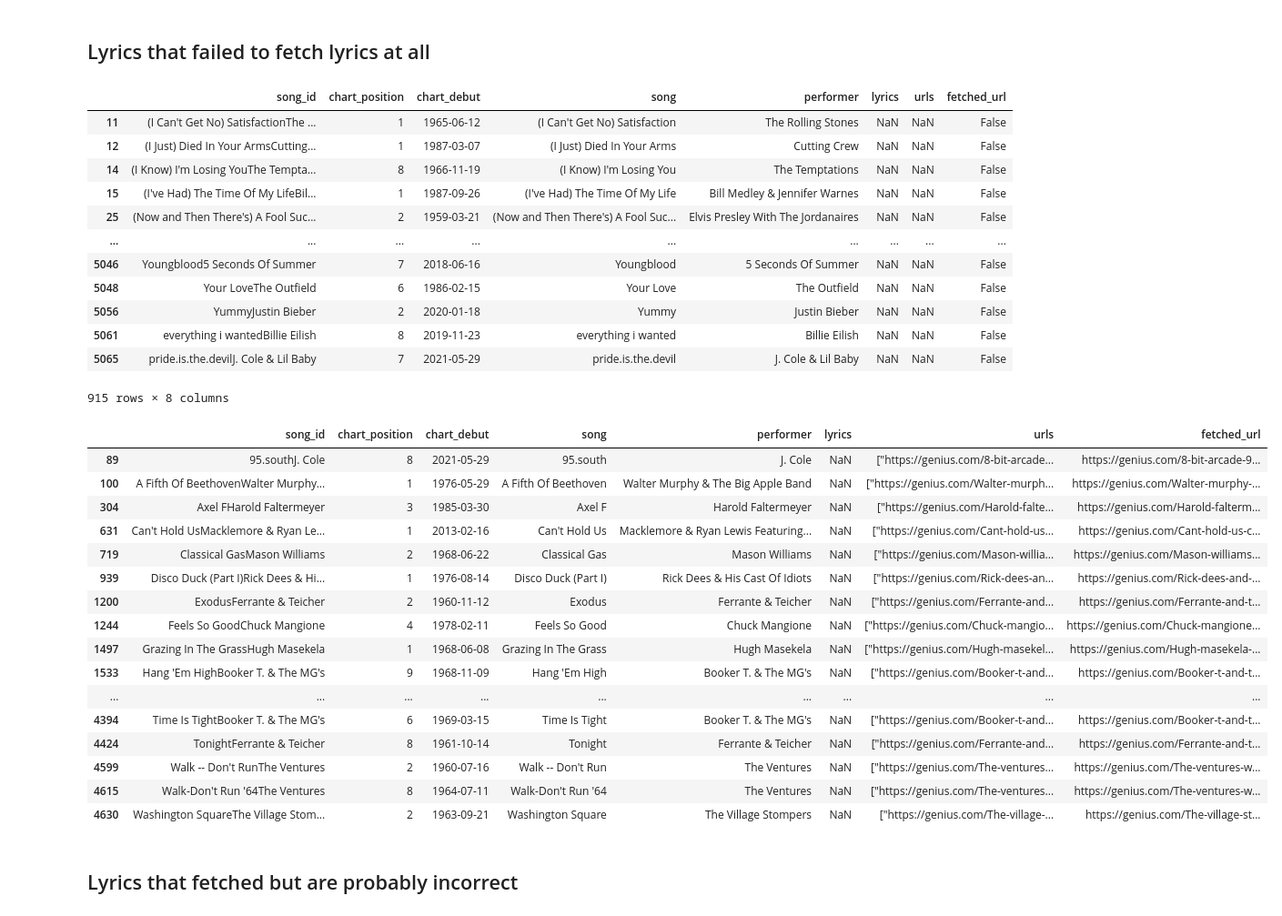
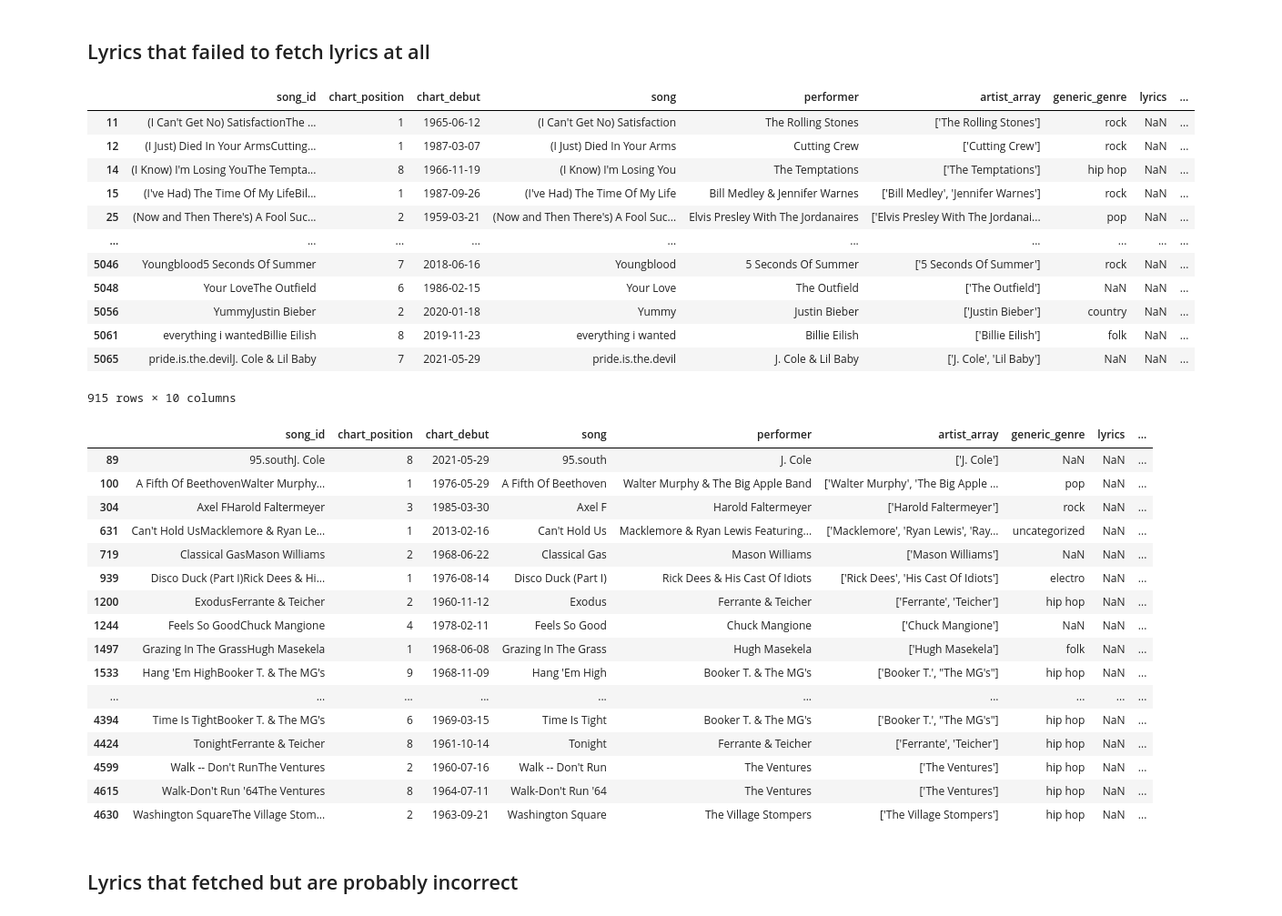
Before and after one commit to davidnmora/billboard-lyric-exploration, a Jupyter notebook: 2 REDO IT fetch lyrics.ipynb, the cells around one changed output. Shown at 91% size. Saved outputs shown, nothing was run; the diff lists cells and outputs as text; code cells hidden in the pictures.

Commit message:
GET A BASIC GENRE WORKING!!! (LOL far from perfect, but something! we have color nowwwww)

```diff
--- a/2 REDO IT fetch lyrics.ipynb
+++ b/2 REDO IT fetch lyrics.ipynb
@@ -101,14 +101,15 @@ stashed_fetched_lyrics_with_url
 | 5065 | pride.is.the.devilJ. Cole & Lil Baby | NaN | NaN |
 5066 rows × 3 columns
 # %%
-merged_with_first_attempt_to_pull_lyrics_RAW = pd.merge(
+merged_with_lyrics_RAW = pd.merge(
     left=songs_df,
     left_on='song_id',
     right=stashed_fetched_lyrics_with_url,
     right_on='song_id'
 )
 
-merged_with_first_attempt_to_pull_lyrics_RAW['fetched_url'] =  merged_with_first_attempt_to_pull_lyrics_RAW.urls.apply(
+merged_with_lyrics_RAW['fetched_url'] =  merged_with_lyrics_RAW.urls.apply(
     lambda stringified_array: pd.notna(stringified_array) and json.loads(stringified_array)[0]
 
 )
+merged_with_lyrics_RAW
@@ -118,47 +133,47 @@ merged_with_first_attempt_to_pull_lyrics_RAW['fetched_url'] =  merged_with_first
 ## Lyrics that failed to fetch lyrics at all
 # %%
 # Failed to even get urls
-merged_with_first_attempt_to_pull_lyrics_RAW[
-    merged_with_first_attempt_to_pull_lyrics_RAW.urls.isna()
+merged_with_lyrics_RAW[
+    merged_with_lyrics_RAW.urls.isna()
 ]
 # %% [output]
-|  | song_id | chart_position | chart_debut | song | performer | lyrics | urls | fetched_url |
-| 11 | (I Can't Get No) SatisfactionThe ... | 1 | 1965-06-12 | (I Can't Get No) Satisfaction | The Rolling Stones | NaN | NaN | False |
-| 12 | (I Just) Died In Your ArmsCutting... | 1 | 1987-03-07 | (I Just) Died In Your Arms | Cutting Crew | NaN | NaN | False |
-| 14 | (I Know) I'm Losing YouThe Tempta... | 8 | 1966-11-19 | (I Know) I'm Losing You | The Temptations | NaN | NaN | False |
-| 15 | (I've Had) The Time Of My LifeBil... | 1 | 1987-09-26 | (I've Had) The Time Of My Life | Bill Medley & Jennifer Warnes | NaN | NaN | False |
-| 25 | (Now and Then There's) A Fool Suc... | 2 | 1959-03-21 | (Now and Then There's) A Fool Suc... | Elvis Presley With The Jordanaires | NaN | NaN | False |
-| ... | ... | ... | ... | ... | ... | ... | ... | ... |
-| 5046 | Youngblood5 Seconds Of Summer | 7 | 2018-06-16 | Youngblood | 5 Seconds Of Summer | NaN | NaN | False |
-| 5048 | Your LoveThe Outfield | 6 | 1986-02-15 | Your Love | The Outfield | NaN | NaN | False |
-| 5056 | YummyJustin Bieber | 2 | 2020-01-18 | Yummy | Justin Bieber | NaN | NaN | False |
-| 5061 | everything i wantedBillie Eilish | 8 | 2019-11-23 | everything i wanted | Billie Eilish | NaN | NaN | False |
-| 5065 | pride.is.the.devilJ. Cole & Lil Baby | 7 | 2021-05-29 | pride.is.the.devil | J. Cole & Lil Baby | NaN | NaN | False |
+|  | song_id | chart_position | chart_debut | song | performer | artist_array | generic_genre | lyrics | ... |
+| 11 | (I Can't Get No) SatisfactionThe ... | 1 | 1965-06-12 | (I Can't Get No) Satisfaction | The Rolling Stones | ['The Rolling Stones'] | rock | NaN | ... |
+| 12 | (I Just) Died In Your ArmsCutting... | 1 | 1987-03-07 | (I Just) Died In Your Arms | Cutting Crew | ['Cutting Crew'] | rock | NaN | ... |
+| 14 | (I Know) I'm Losing YouThe Tempta... | 8 | 1966-11-19 | (I Know) I'm Losing You | The Temptations | ['The Temptations'] | hip hop | NaN | ... |
+| 15 | (I've Had) The Time Of My LifeBil... | 1 | 1987-09-26 | (I've Had) The Time Of My Life | Bill Medley & Jennifer Warnes | ['Bill Medley', 'Jennifer Warnes'] | rock | NaN | ... |
+| 25 | (Now and Then There's) A Fool Suc... | 2 | 1959-03-21 | (Now and Then There's) A Fool Suc... | Elvis Presley With The Jordanaires | ['Elvis Presley With The Jordanai... | pop | NaN | ... |
+| ... | ... | ... | ... | ... | ... | ... | ... | ... | ... |
+| 5046 | Youngblood5 Seconds Of Summer | 7 | 2018-06-16 | Youngblood | 5 Seconds Of Summer | ['5 Seconds Of Summer'] | rock | NaN | ... |
+| 5048 | Your LoveThe Outfield | 6 | 1986-02-15 | Your Love | The Outfield | ['The Outfield'] | NaN | NaN | ... |
+| 5056 | YummyJustin Bieber | 2 | 2020-01-18 | Yummy | Justin Bieber | ['Justin Bieber'] | country | NaN | ... |
+| 5061 | everything i wantedBillie Eilish | 8 | 2019-11-23 | everything i wanted | Billie Eilish | ['Billie Eilish'] | folk | NaN | ... |
+| 5065 | pride.is.the.devilJ. Cole & Lil Baby | 7 | 2021-05-29 | pride.is.the.devil | J. Cole & Lil Baby | ['J. Cole', 'Lil Baby'] | NaN | NaN | ... |
-915 rows × 8 columns
+915 rows × 10 columns
 # %%
 # Got urls, but not lyrics
-merged_with_first_attempt_to_pull_lyrics_RAW[
-    merged_with_first_attempt_to_pull_lyrics_RAW.lyrics.isna() &
-    merged_with_first_attempt_to_pull_lyrics_RAW.urls.notna()
+merged_with_lyrics_RAW[
+    merged_with_lyrics_RAW.lyrics.isna() &
+    merged_with_lyrics_RAW.urls.notna()
 ]
 # %% [output]
-|  | song_id | chart_position | chart_debut | song | performer | lyrics | urls | fetched_url |
-| 89 | 95.southJ. Cole | 8 | 2021-05-29 | 95.south | J. Cole | NaN | ["https://genius.com/8-bit-arcade... | https://genius.com/8-bit-arcade-9... |
-| 100 | A Fifth Of BeethovenWalter Murphy... | 1 | 1976-05-29 | A Fifth Of Beethoven | Walter Murphy & The Big Apple Band | NaN | ["https://genius.com/Walter-murph... | https://genius.com/Walter-murphy-... |
-| 304 | Axel FHarold Faltermeyer | 3 | 1985-03-30 | Axel F | Harold Faltermeyer | NaN | ["https://genius.com/Harold-falte... | https://genius.com/Harold-falterm... |
-| 631 | Can't Hold UsMacklemore & Ryan Le... | 1 | 2013-02-16 | Can't Hold Us | Macklemore & Ryan Lewis Featuring... | NaN | ["https://genius.com/Cant-hold-us... | https://genius.com/Cant-hold-us-c... |
-| 719 | Classical GasMason Williams | 2 | 1968-06-22 | Classical Gas | Mason Williams | NaN | ["https://genius.com/Mason-willia... | https://genius.com/Mason-williams... |
-| 939 | Disco Duck (Part I)Rick Dees & Hi... | 1 | 1976-08-14 | Disco Duck (Part I) | Rick Dees & His Cast Of Idiots | NaN | ["https://genius.com/Rick-dees-an... | https://genius.com/Rick-dees-and-... |
-| 1200 | ExodusFerrante & Teicher | 2 | 1960-11-12 | Exodus | Ferrante & Teicher | NaN | ["https://genius.com/Ferrante-and... | https://genius.com/Ferrante-and-t... |
-| 1244 | Feels So GoodChuck Mangione | 4 | 1978-02-11 | Feels So Good | Chuck Mangione | NaN | ["https://genius.com/Chuck-mangio... | https://genius.com/Chuck-mangione... |
-| 1497 | Grazing In The GrassHugh Masekela | 1 | 1968-06-08 | Grazing In The Grass | Hugh Masekela | NaN | ["https://genius.com/Hugh-masekel... | https://genius.com/Hugh-masekela-... |
-| 1533 | Hang 'Em HighBooker T. & The MG's | 9 | 1968-11-09 | Hang 'Em High | Booker T. & The MG's | NaN | ["https://genius.com/Booker-t-and... | https://genius.com/Booker-t-and-t... |
-| ... | ... | ... | ... | ... | ... | ... | ... | ... |
-| 4394 | Time Is TightBooker T. & The MG's | 6 | 1969-03-15 | Time Is Tight | Booker T. & The MG's | NaN | ["https://genius.com/Booker-t-and... | https://genius.com/Booker-t-and-t... |
-| 4424 | TonightFerrante & Teicher | 8 | 1961-10-14 | Tonight | Ferrante & Teicher | NaN | ["https://genius.com/Ferrante-and... | https://genius.com/Ferrante-and-t... |
-| 4599 | Walk -- Don't RunThe Ventures | 2 | 1960-07-16 | Walk -- Don't Run | The Ventures | NaN | ["https://genius.com/The-ventures... | https://genius.com/The-ventures-w... |
-| 4615 | Walk-Don't Run '64The Ventures | 8 | 1964-07-11 | Walk-Don't Run '64 | The Ventures | NaN | ["https://genius.com/The-ventures... | https://genius.com/The-ventures-w... |
-| 4630 | Washington SquareThe Village Stom... | 2 | 1963-09-21 | Washington Square | The Village Stompers | NaN | ["https://genius.com/The-village-... | https://genius.com/The-village-st... |
+|  | song_id | chart_position | chart_debut | song | performer | artist_array | generic_genre | lyrics | ... |
+| 89 | 95.southJ. Cole | 8 | 2021-05-29 | 95.south | J. Cole | ['J. Cole'] | NaN | NaN | ... |
+| 100 | A Fifth Of BeethovenWalter Murphy... | 1 | 1976-05-29 | A Fifth Of Beethoven | Walter Murphy & The Big Apple Band | ['Walter Murphy', 'The Big Apple ... | pop | NaN | ... |
+| 304 | Axel FHarold Faltermeyer | 3 | 1985-03-30 | Axel F | Harold Faltermeyer | ['Harold Faltermeyer'] | rock | NaN | ... |
+| 631 | Can't Hold UsMacklemore & Ryan Le... | 1 | 2013-02-16 | Can't Hold Us | Macklemore & Ryan Lewis Featuring... | ['Macklemore', 'Ryan Lewis', 'Ray... | uncategorized | NaN | ... |
+| 719 | Classical GasMason Williams | 2 | 1968-06-22 | Classical Gas | Mason Williams | ['Mason Williams'] | NaN | NaN | ... |
+| 939 | Disco Duck (Part I)Rick Dees & Hi... | 1 | 1976-08-14 | Disco Duck (Part I) | Rick Dees & His Cast Of Idiots | ['Rick Dees', 'His Cast Of Idiots'] | electro | NaN | ... |
+| 1200 | ExodusFerrante & Teicher | 2 | 1960-11-12 | Exodus | Ferrante & Teicher | ['Ferrante', 'Teicher'] | hip hop | NaN | ... |
+| 1244 | Feels So GoodChuck Mangione | 4 | 1978-02-11 | Feels So Good | Chuck Mangione | ['Chuck Mangione'] | NaN | NaN | ... |
+| 1497 | Grazing In The GrassHugh Masekela | 1 | 1968-06-08 | Grazing In The Grass | Hugh Masekela | ['Hugh Masekela'] | folk | NaN | ... |
+| 1533 | Hang 'Em HighBooker T. & The MG's | 9 | 1968-11-09 | Hang 'Em High | Booker T. & The MG's | ['Booker T.', "The MG's"] | hip hop | NaN | ... |
+| ... | ... | ... | ... | ... | ... | ... | ... | ... | ... |
+| 4394 | Time Is TightBooker T. & The MG's | 6 | 1969-03-15 | Time Is Tight | Booker T. & The MG's | ['Booker T.', "The MG's"] | hip hop | NaN | ... |
+| 4424 | TonightFerrante & Teicher | 8 | 1961-10-14 | Tonight | Ferrante & Teicher | ['Ferrante', 'Teicher'] | hip hop | NaN | ... |
+| 4599 | Walk -- Don't RunThe Ventures | 2 | 1960-07-16 | Walk -- Don't Run | The Ventures | ['The Ventures'] | hip hop | NaN | ... |
+| 4615 | Walk-Don't Run '64The Ventures | 8 | 1964-07-11 | Walk-Don't Run '64 | The Ventures | ['The Ventures'] | hip hop | NaN | ... |
+| 4630 | Washington SquareThe Village Stom... | 2 | 1963-09-21 | Washington Square | The Village Stompers | ['The Village Stompers'] | hip hop | NaN | ... |
 # %% [markdown]
 ## Lyrics that fetched but are probably incorrect
 # %% [markdown]
```
Also changed, not shown: parts of 18 cells of this notebook, 5 other files.
